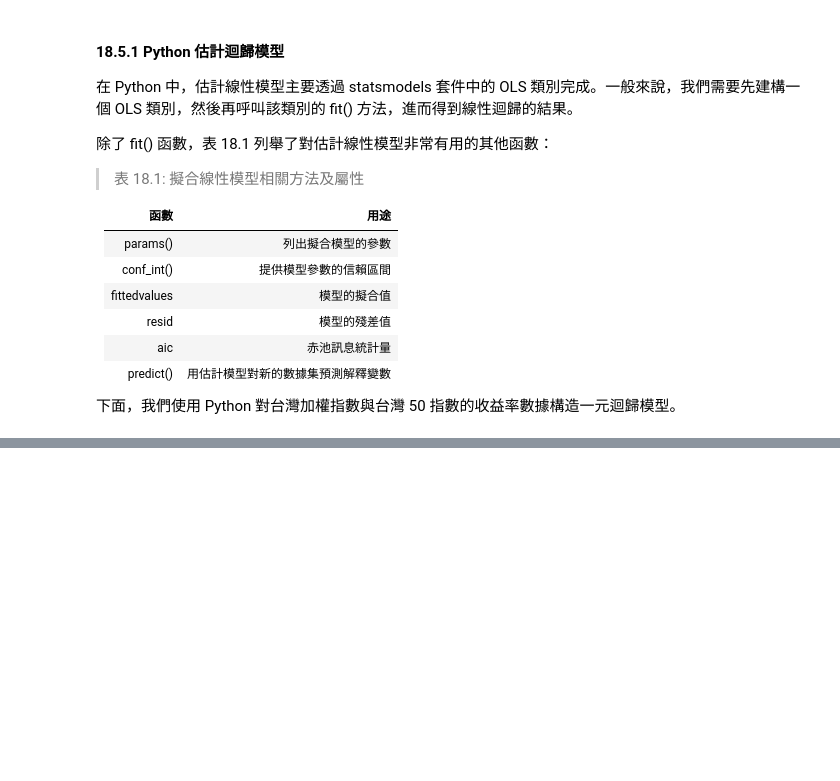
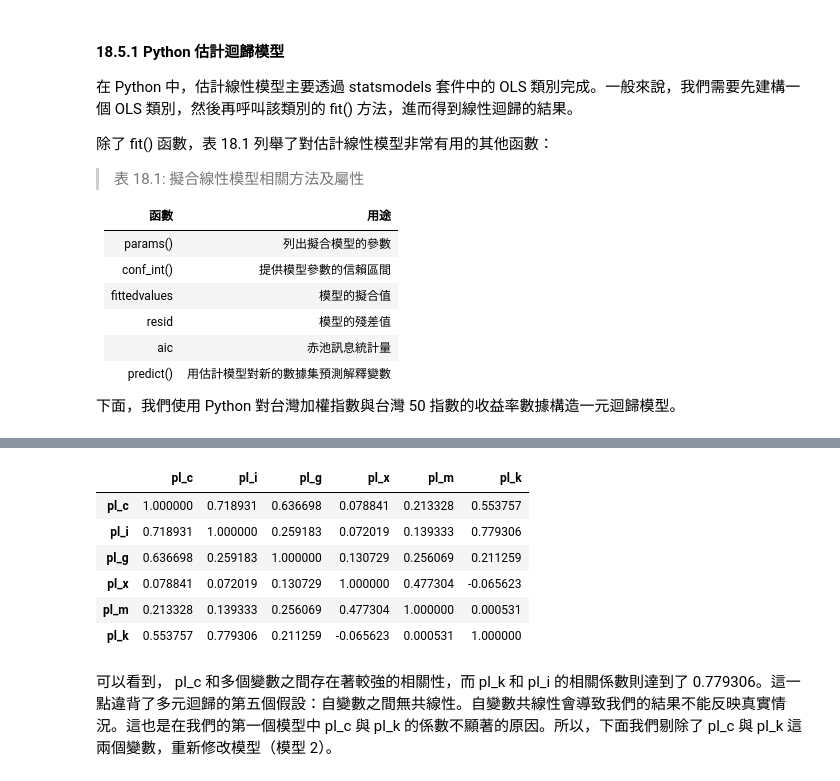
Before and after one commit to okluda/finpy_practice, a Jupyter notebook: ch_18.ipynb, the cells around one changed output, grey strips where cells are left out. Cells and saved outputs as stored; diff of their text form; code cells hidden in the pictures; blank space fills up the shorter version.

```diff
--- a/ch_18.ipynb
+++ b/ch_18.ipynb
@@ -207,0 +340,5 @@ TRD_Index.head()
+# %%
+# 載入數據
+penn=pd.read_excel('.\\PythonBook_code_data\\part2\\Penn World Table.xlsx',2)
+# 我們只需要關注數據的後面幾個變數即可
+penn.head(3)
@@ -207,0 +379,12 @@ TRD_Index.head()
+# %%
+penn.iloc[:,-6:].corr()
+# %% [output]
+|  | pl_c | pl_i | pl_g | pl_x | pl_m | pl_k |
+| pl_c | 1.000000 | 0.718931 | 0.636698 | 0.078841 | 0.213328 | 0.553757 |
+| pl_i | 0.718931 | 1.000000 | 0.259183 | 0.072019 | 0.139333 | 0.779306 |
+| pl_g | 0.636698 | 0.259183 | 1.000000 | 0.130729 | 0.256069 | 0.211259 |
+| pl_x | 0.078841 | 0.072019 | 0.130729 | 1.000000 | 0.477304 | -0.065623 |
+| pl_m | 0.213328 | 0.139333 | 0.256069 | 0.477304 | 1.000000 | 0.000531 |
+| pl_k | 0.553757 | 0.779306 | 0.211259 | -0.065623 | 0.000531 | 1.000000 |
+# %% [markdown]
+可以看到， pl_c 和多個變數之間存在著較強的相關性，而 pl_k 和 pl_i 的相關係數則達到了 0.779306。這一點違背了多元迴歸的第五個假設：自變數之間無共線性。自變數共線性會導致我們的結果不能反映真實情況。這也是在我們的第一個模型中 pl_c 與 pl_k 的係數不顯著的原因。所以，下面我們剔除了 pl_c 與 pl_k 這兩個變數，重新修改模型（模型 2）。
```
Also changed, not shown: parts of 18 cells of this notebook, 4 other files.
